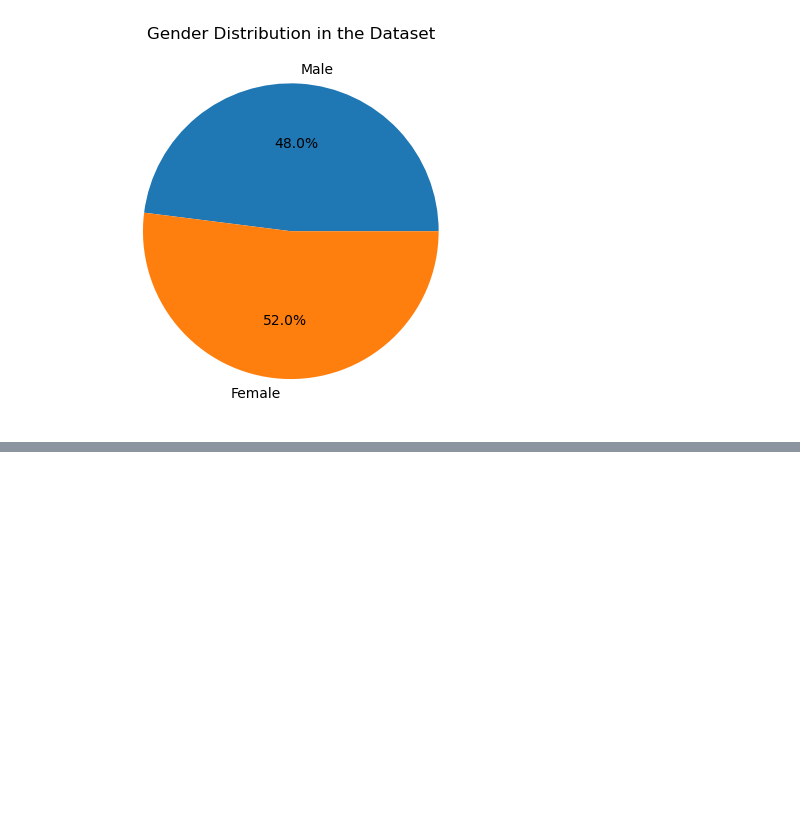
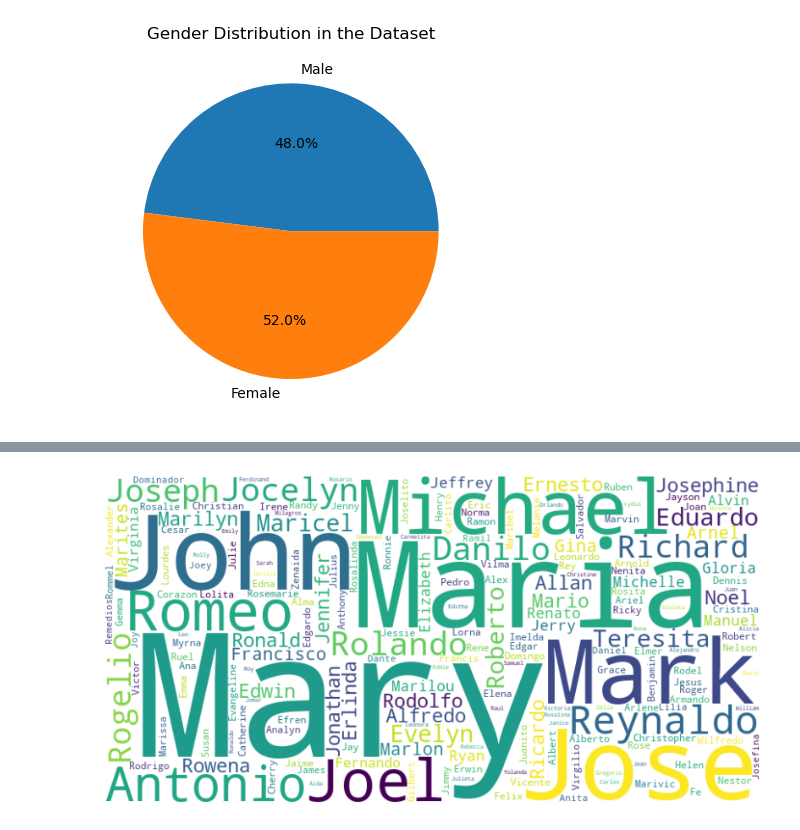
Before and after one commit to jrzvnn/common-names-eda, a Jupyter notebook: notebooks/common_names_eda.ipynb, the cells around one changed output, grey strips where cells are left out. Drawn from its saved outputs; the diff is of its cells as text; code cells hidden in the pictures; blank space fills up the shorter version.

```diff
--- a/notebooks/common_names_eda.ipynb
+++ b/notebooks/common_names_eda.ipynb
@@ -83,0 +127,17 @@ plt.show()
+# %%
+# Remove the commas from the incidence values and convert them to integers
+df['incidence'] = df['incidence'].str.replace(',', '').astype(int)
+
+# Create a dictionary mapping names to their respective incidences
+name_incidences = {name: incidence for name, incidence in zip(df['forename'], df['incidence'])}
+
+# Generate a word cloud with sizes based on incidences
+wordcloud = WordCloud(width=800, height=400, background_color='white').generate_from_frequencies(name_incidences)
+
+# Display the word cloud
+plt.figure(figsize=(10, 6))
+plt.imshow(wordcloud, interpolation='bilinear')
+plt.axis('off')
+plt.show()
+# %% [output]
+[figure, added]
```
Also changed, not shown: parts of 11 cells of this notebook, 1 other file.
